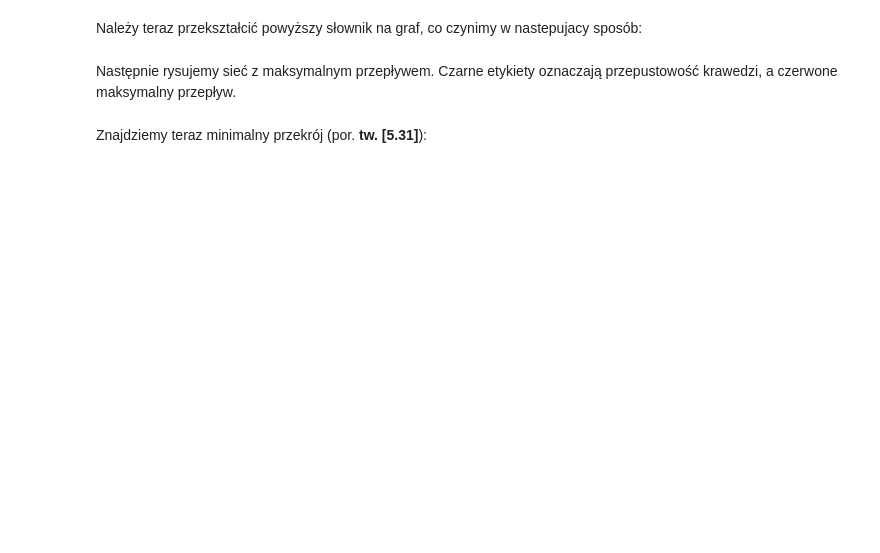
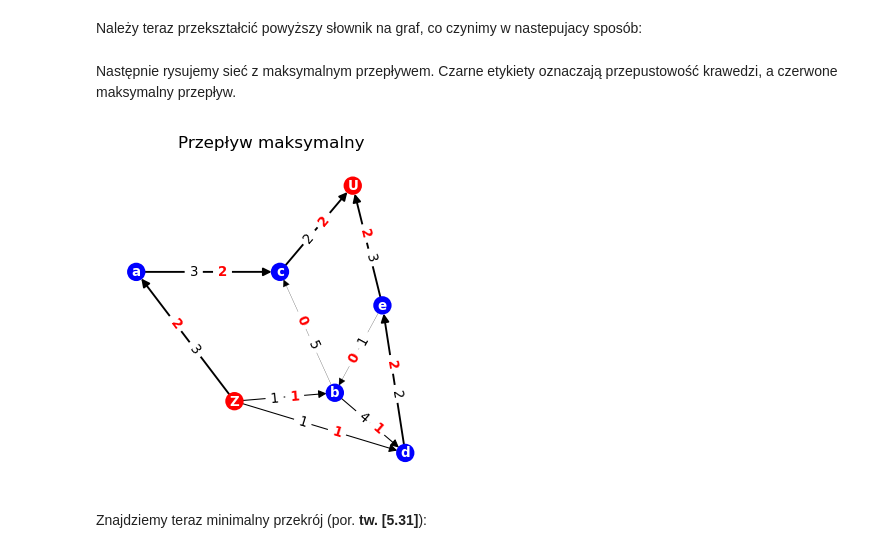
Before and after one commit to bronwojtek/matematyka-dyskretna-python, a Jupyter notebook: md_book/docs/grafy.ipynb, the cells around one changed output. Cells and saved outputs as stored; diff of their text form; code cells hidden in the pictures; blank space fills up the shorter version.

```diff
--- a/md_book/docs/grafy.ipynb
+++ b/md_book/docs/grafy.ipynb
@@ -1027,26 +1052,29 @@ Następnie rysujemy sieć z maksymalnym przepływem. Czarne etykiety oznaczają
 # %%
 label_fl=nx.get_edge_attributes(F,'weight')   # etykiety maksymalnego przepływu
 
 wid=[(1.5*i+0.4)/3 for i in list(nx.get_edge_attributes(F,'weight').values())]
                                    # szerokość linii proporcjnalna do przepływu
 # kolory dla wierzchołków
 color_map = []
 for node in G:
     if node == 'Z' or node == 'U':
         color_map.append('red')
     else:
         color_map.append('blue')
 
 plt.figure(figsize=(3.5,3.5))
-nx.draw_networkx(G, pos=nodePos, node_color = color_map, node_size=100, with_labels=True,
-                 font_color='white', font_weight='bold',font_size=8, width=wid)
+nx.draw_networkx(G, pos=nodePos, node_color = color_map, node_size=100,
+    with_labels=True, font_color='white', font_weight='bold',font_size=8, width=wid)
 nx.draw_networkx_edge_labels(G, pos=nodePos, edge_labels=label_cap, label_pos=0.6,
                              font_size=8);
 nx.draw_networkx_edge_labels(F, pos=nodePos, edge_labels=label_fl,label_pos=0.4,
                              font_color='red', font_weight='bold',font_size=8);
 
 plt.title('Przepływ maksymalny',size=10)
-plt.axis('off');
+plt.axis('off')
+plt.show()
+# %% [output]
+[figure, added]
 # %% [markdown]
 Znajdziemy teraz minimalny przekrój (por. **tw. [5.31]**):
 # %%
```
Also changed, not shown: parts of 23 cells of this notebook, 1 other file.
